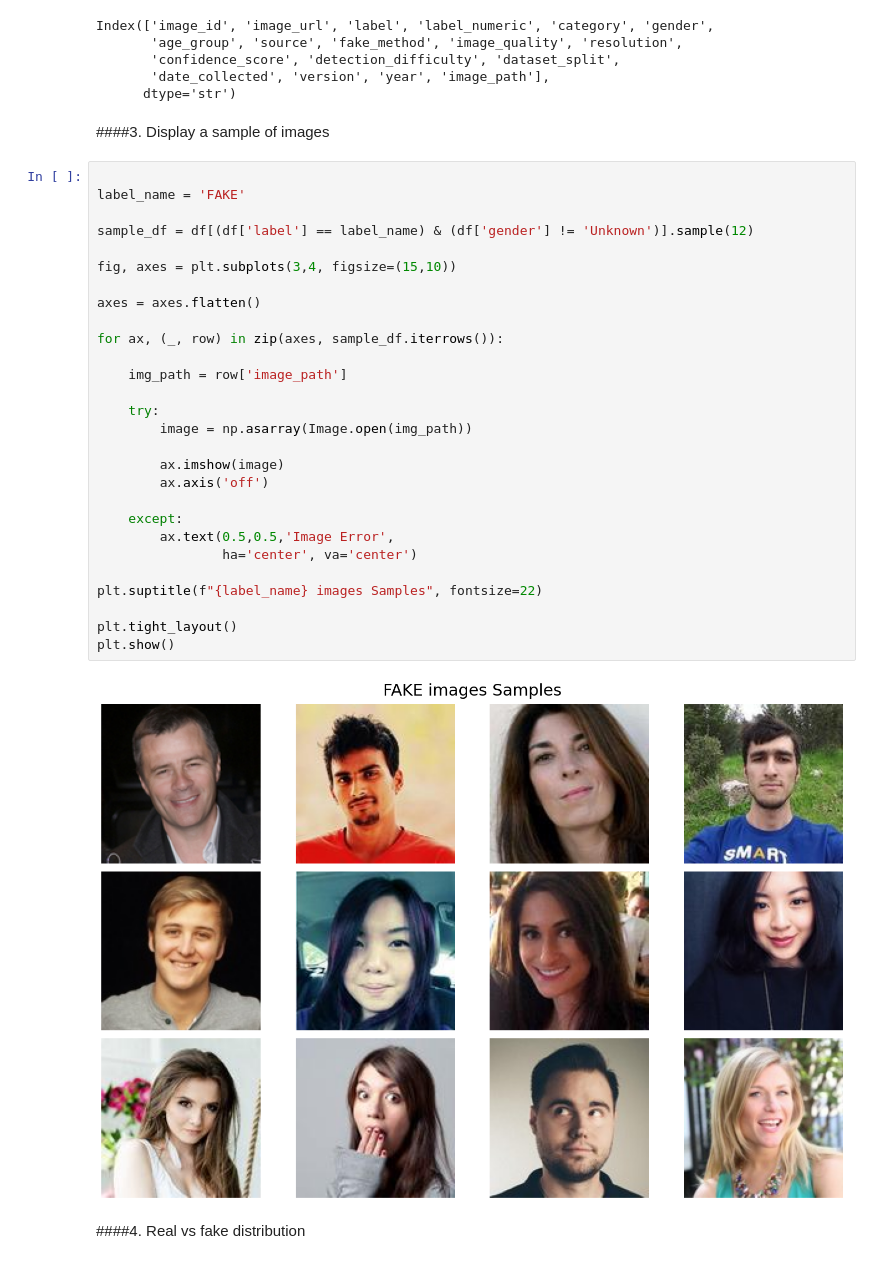
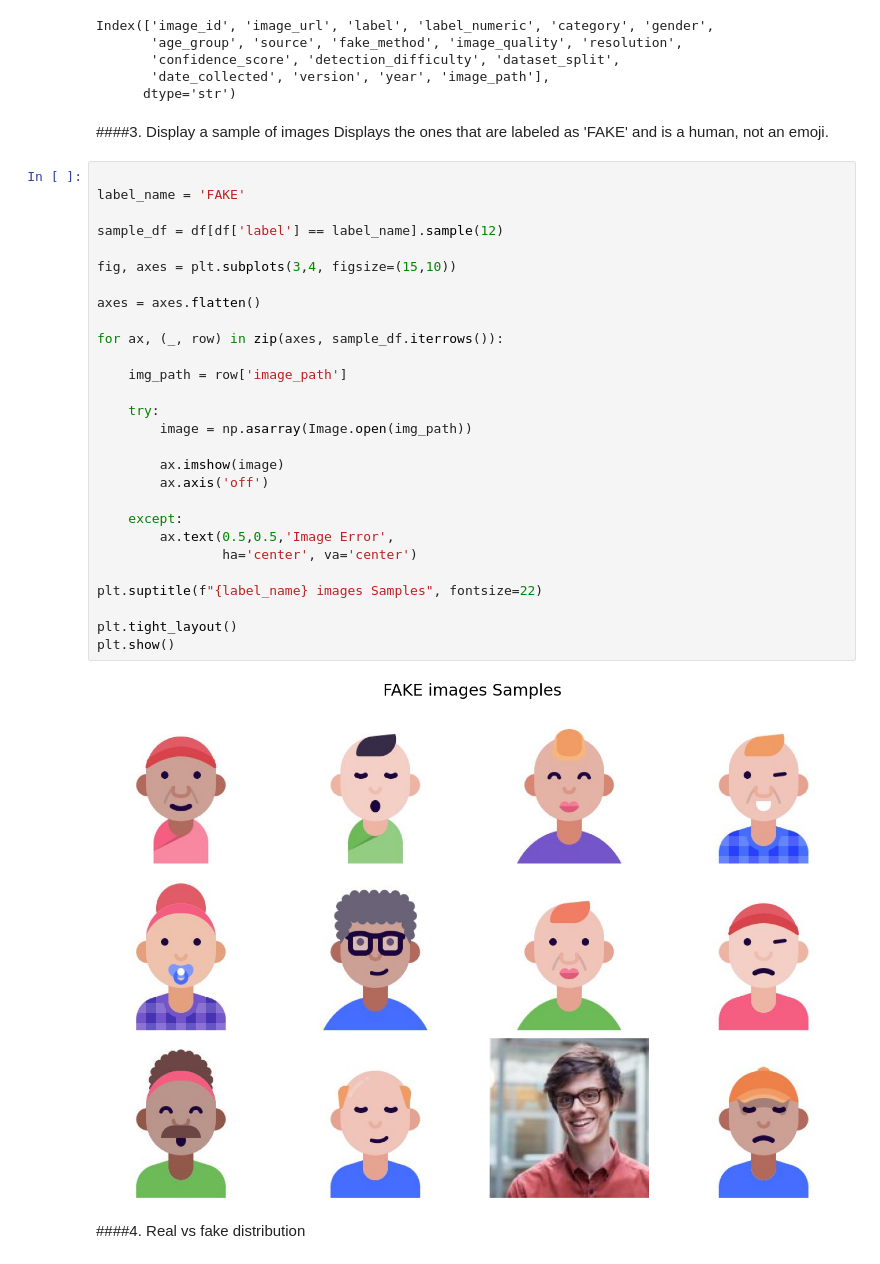
Before and after one commit to vladuzzul/Deepfake-Detection, a Jupyter notebook: data_analysis.ipynb, the cells around one changed output. Cells and saved outputs as stored; diff of their text form.

```diff
--- a/data_analysis.ipynb
+++ b/data_analysis.ipynb
@@ -27,36 +27,37 @@ Index(['image_id', 'image_url', 'label', 'label_numeric', 'category', 'gender',
       dtype='str')
 # %% [markdown]
 ####3. Display a sample of images
+Displays the ones that are labeled as 'FAKE' and is a human, not an emoji.
 # %%
 
 label_name = 'FAKE'
 
-sample_df = df[(df['label'] == label_name) & (df['gender'] != 'Unknown')].sample(12)
+sample_df = df[df['label'] == label_name].sample(12)
 
 fig, axes = plt.subplots(3,4, figsize=(15,10))
 
 axes = axes.flatten()
 
 for ax, (_, row) in zip(axes, sample_df.iterrows()):
 
     img_path = row['image_path']
 
     try:
         image = np.asarray(Image.open(img_path))
 
         ax.imshow(image)
         ax.axis('off')
 
     except:
         ax.text(0.5,0.5,'Image Error',
                 ha='center', va='center')
 
 plt.suptitle(f"{label_name} images Samples", fontsize=22)
 
 plt.tight_layout()
 plt.show()
 # %% [output]
-[figure, old version]
+[figure, new version]
 # %% [markdown]
 ####4. Real vs fake distribution
 # %%
```
Also changed, not shown: parts of 2 cells of this notebook, 3 other files.
